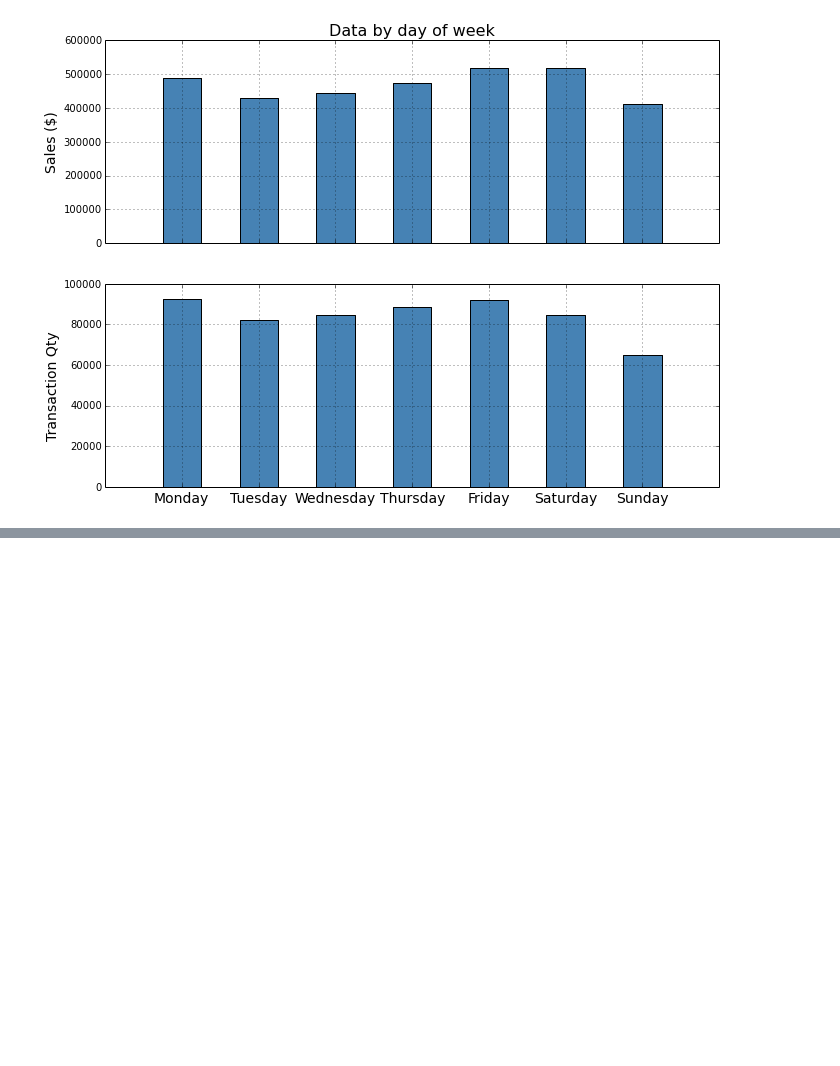
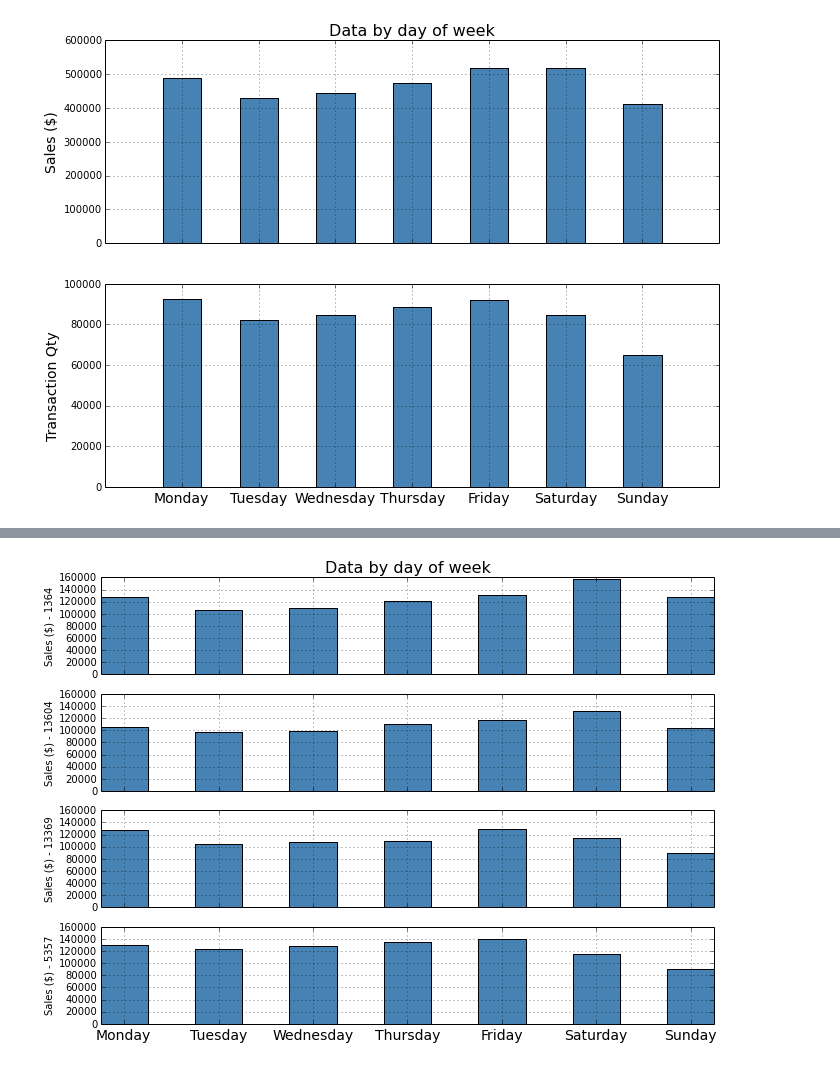
Before and after one commit to bharatreddy/wf-case-study, a Jupyter notebook: days.ipynb, the cells around one changed output, grey strips where cells are left out. Saved outputs shown, nothing was run; the diff lists cells and outputs as text; code cells hidden in the pictures; blank space fills up the shorter version.

```diff
--- a/days.ipynb
+++ b/days.ipynb
@@ -141,0 +240,69 @@ fig.savefig('figs/sales-dayofweek.png', bbox_inches='tight', \
+# %%
+# Check daily variations based on rest key
+# groupby by date to check for variations
+dayPartsDF5357 = dayPartsDF[ dayPartsDF['REST_KEY'] == 5357 ]
+dayGroup5357 = dayPartsDF5357.groupby('date')
+# get a sum of sales and transactions by days
+daySales5357 = dayGroup5357.sum()
+# divide data into days 'Monday', 'Tuesday' etc
+# and groupby them to see sales by weekdays.
+daySales5357['weekday'] = daySales5357.index
+daySales5357['weekdaynumber'] = daySales5357['weekday'].\
+        apply( lambda x: x.weekday() )
+daySales5357['weekday'] = daySales5357['weekday'].\
+        apply( lambda x: x.to_datetime().strftime("%A") )
+# Now groupby Weekday
+dayNameGroup5357 = daySales5357.groupby('weekday')
+# get a sum of sales and transactions by dayparts
+dayNameSales5357 = dayNameGroup5357.sum()
+
+dayNameSales5357.sort( ['weekdaynumber'], inplace=True )
+# %%
+# Plot the data
+fig, (ax0, ax1, ax2, ax3) = plt.subplots(nrows=4, sharex=True, figsize=(11,8))
+ax0.bar(range(len(dayNameSales1364.index.tolist())), \
+         dayNameSales1364['Daypart Sales $'].tolist(),\
+         align='center', width=0.5,\
+               color=['steelblue'])
+ax0.set_ylabel('Sales ($) - 1364', fontsize=10)
+ax0.grid(zorder=0)
+ax0.set_ylim( [ 0, 160000 ] )
+plt.xticks(range(len(dayNameSales1364.index.tolist())), dayNameSales1364.index.tolist(), fontsize=14)
+ax0.set_title('Data by day of week', fontsize=16)
+
+ax1.bar(range(len(dayNameSales13604.index.tolist())), \
+         dayNameSales13604['Daypart Sales $'].tolist(),\
+         align='center', width=0.5,\
+               color=['steelblue'])
+ax1.set_ylabel('Sales ($) - 13604', fontsize=10)
+ax1.grid(zorder=0)
+ax1.set_ylim( [ 0, 160000 ] )
+plt.xticks(range(len(dayNameSales13604.index.tolist())), dayNameSales13604.index.tolist(), fontsize=14)
+# ax1.set_title('Data by day of week', fontsize=16)
+
+ax2.bar(range(len(dayNameSales13369.index.tolist())), \
+         dayNameSales13369['Daypart Sales $'].tolist(),\
+         align='center', width=0.5,\
+               color=['steelblue'])
+ax2.set_ylabel('Sales ($) - 13369', fontsize=10)
+ax2.grid(zorder=0)
+# ax2.set_title('Data by day of week', fontsize=16)
+ax2.set_ylim( [ 0, 160000 ] )
+plt.xticks(range(len(dayNameSales13369.index.tolist())), dayNameSales13369.index.tolist(), fontsize=14)
+
+
+ax3.bar(range(len(dayNameSales5357.index.tolist())), \
+         dayNameSales5357['Daypart Sales $'].tolist(),\
+         align='center', width=0.5,\
+               color=['steelblue'])
+ax3.set_ylabel('Sales ($) - 5357', fontsize=10)
+ax3.grid(zorder=0)
+ax3.set_ylim( [ 0, 160000 ] )
+plt.xticks(range(len(dayNameSales5357.index.tolist())), dayNameSales5357.index.tolist(), fontsize=14)
+# ax3.set_title('Data by day of week', fontsize=16)
+
+
+fig.savefig('figs/sales-byrest-dayofweek.png', bbox_inches='tight', \
+                        pad_inches=0)
+# %% [output]
+[figure, added]
```
Also changed, not shown: parts of 8 cells of this notebook, 8 other files.
